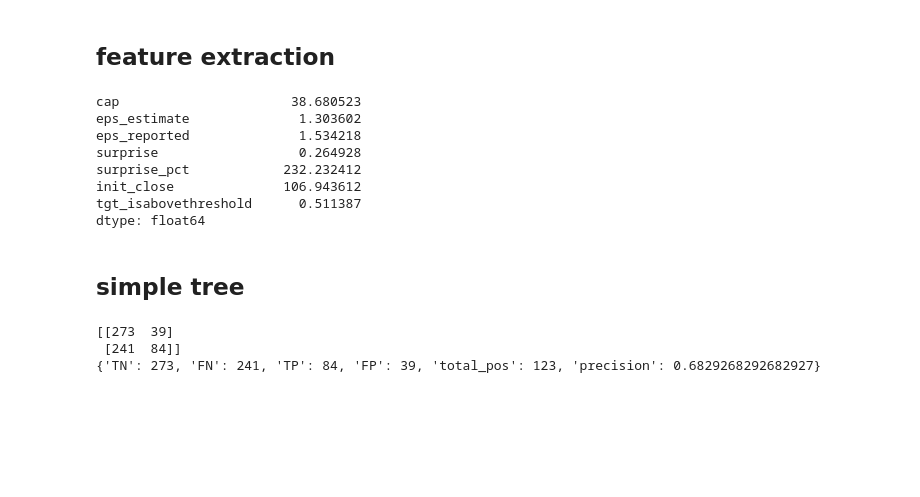
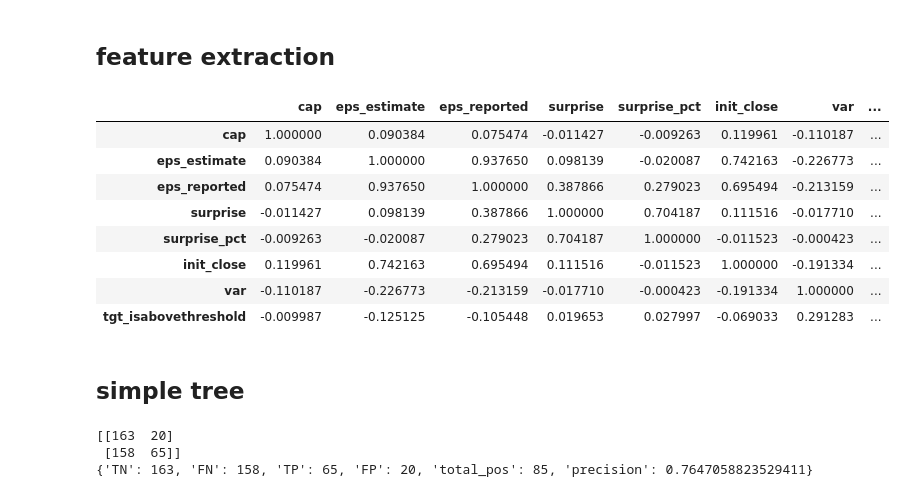
Before and after one commit to kulasinski/multitrader, a Jupyter notebook: db_idea_tester.ipynb, the cells around one changed output. Drawn from its saved outputs; the diff is of its cells as text; code cells hidden in the pictures; blank space fills up the shorter version.

Commit message:
added variance as feat and limited selection

```diff
--- a/db_idea_tester.ipynb
+++ b/db_idea_tester.ipynb
@@ -165,3 +166,15 @@ out
+# %%
+q = """
+    select
+      ticker,
+      close
+    from history
+"""
+
+var=pd.read_sql_query(q, conn)
+var = var.groupby('ticker').agg(['mean','std'])
+# %%
+var['var'] = var[('close','std')]/var[('close','mean')]
 # %%
 conn.close()
 # %% [markdown]
@@ -241,21 +254,25 @@ for ticker, start in ticker_start:
     init_close = sub.head(1)['close'].values[0]
     F.loc[(ticker, start),'init_close'] = init_close
 
+    # get std pct
+    F.loc[(ticker, start),'var'] = var.loc[ticker]['var'].values[0]
+
     # calc target variable(s)
     max_close_pct = sub.max()['close_pct']
     max_close_pct > GAIN_THRESHOLD
     F.loc[(ticker, start),'tgt_isabovethreshold'] = int(max_close_pct >= GAIN_THRESHOLD)
 # %%
-F.mean()
+F.corr()
 # %% [output]
-cap                      38.680523
-eps_estimate              1.303602
-eps_reported              1.534218
-surprise                  0.264928
-surprise_pct            232.232412
-init_close              106.943612
-tgt_isabovethreshold      0.511387
-dtype: float64
+|  | cap | eps_estimate | eps_reported | surprise | surprise_pct | init_close | var | ... |
+| cap | 1.000000 | 0.090384 | 0.075474 | -0.011427 | -0.009263 | 0.119961 | -0.110187 | ... |
+| eps_estimate | 0.090384 | 1.000000 | 0.937650 | 0.098139 | -0.020087 | 0.742163 | -0.226773 | ... |
+| eps_reported | 0.075474 | 0.937650 | 1.000000 | 0.387866 | 0.279023 | 0.695494 | -0.213159 | ... |
+| surprise | -0.011427 | 0.098139 | 0.387866 | 1.000000 | 0.704187 | 0.111516 | -0.017710 | ... |
+| surprise_pct | -0.009263 | -0.020087 | 0.279023 | 0.704187 | 1.000000 | -0.011523 | -0.000423 | ... |
+| init_close | 0.119961 | 0.742163 | 0.695494 | 0.111516 | -0.011523 | 1.000000 | -0.191334 | ... |
+| var | -0.110187 | -0.226773 | -0.213159 | -0.017710 | -0.000423 | -0.191334 | 1.000000 | ... |
+| tgt_isabovethreshold | -0.009987 | -0.125125 | -0.105448 | 0.019653 | 0.027997 | -0.069033 | 0.291283 | ... |
 # %% [markdown]
 ## simple tree
 # %%
@@ -274,26 +291,25 @@ X_train, X_test, y_train, y_test = train_test_split( X, y, test_size=0.33, rando
 # %%
-# clf = DecisionTreeClassifier()
 # clf = RandomForestClassifier( # p=66% -> 75% @0.8
 #     n_estimators=50,
 #     max_depth=2,
 # )
-# clf = GradientBoostingClassifier( # p=63% -> %80 @0.7
+clf = GradientBoostingClassifier( # p=63% -> 76% @0.7
+    learning_rate = 0.05,
+    n_estimators = 30,
+    subsample = .8,
+    random_state=7
+)
+# clf = AdaBoostClassifier( # p=67% => 71% @0.63
 #     learning_rate = 0.05,
-#     n_estimators = 30,
-#     subsample = .8,
+#     n_estimators = 20,
 #     random_state=7
 # )
-clf = AdaBoostClassifier( # p=67% => 68% @0.63
-    learning_rate = 0.05,
-    n_estimators = 20,
-    random_state=7
-)
 
 clf.fit(X_train, y_train)
 
 y_pred = clf.predict(X_test)
 y_pred_proba = clf.predict_proba(X_test)
-y_pred = (y_pred_proba[:,1]>0.63).astype(int) # we can reach 75% precision while still having ~55 predictions (per year) : RF with n=50, and cutoff=0.8
+y_pred = (y_pred_proba[:,1]>0.7).astype(int) # we can reach 75% precision while still having ~55 predictions (per year) : RF with n=50, and cutoff=0.8
 
 cm = confusion_matrix(y_test, y_pred)
 
@@ -308,6 +324,6 @@ print(cm)
 
 print(res)
 # %% [output]
-[[273  39]
- [241  84]]
-{'TN': 273, 'FN': 241, 'TP': 84, 'FP': 39, 'total_pos': 123, 'precision': 0.6829268292682927}
+[[163  20]
+ [158  65]]
+{'TN': 163, 'FN': 158, 'TP': 65, 'FP': 20, 'total_pos': 85, 'precision': 0.7647058823529411}
```
Also changed, not shown: parts of 7 cells of this notebook.
